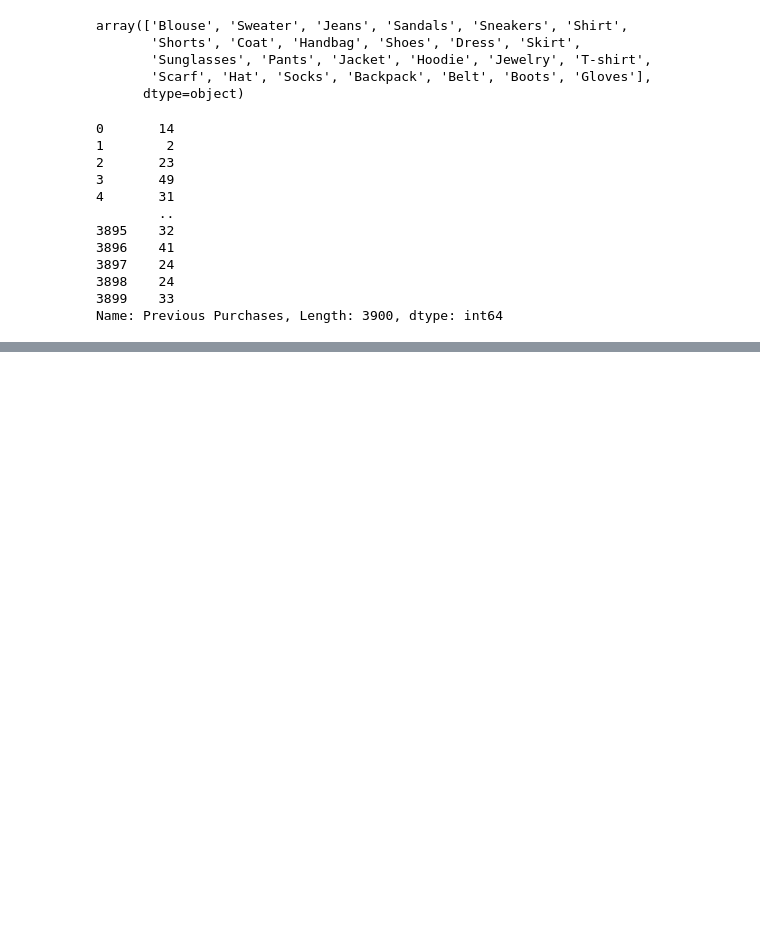
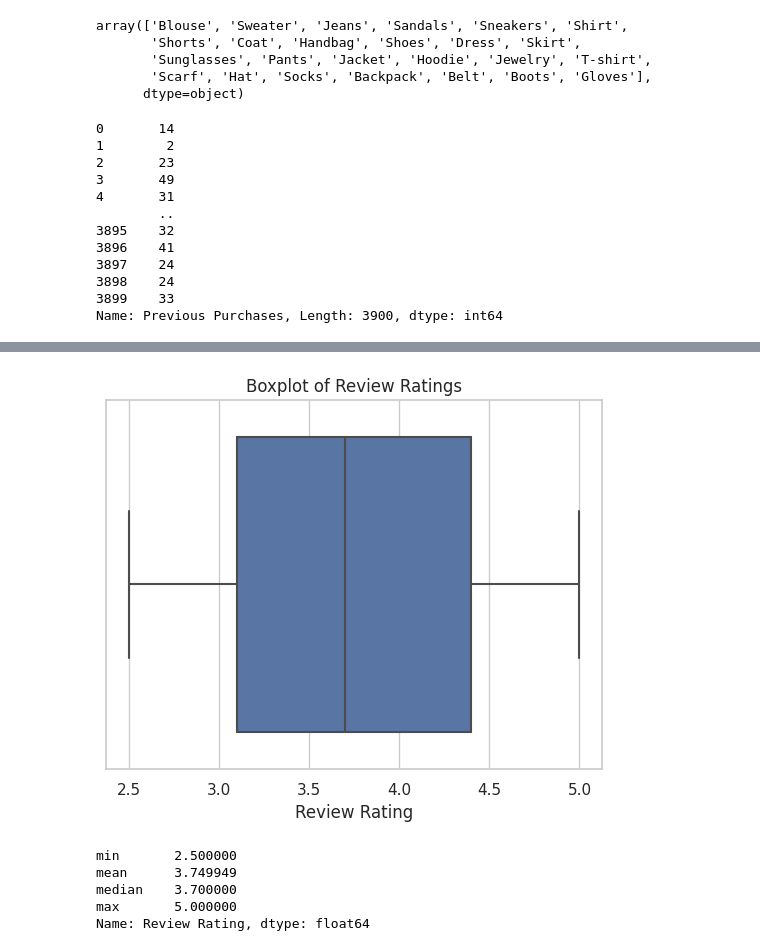
Before and after one commit to DzikriNurRochim/Data_science, a Jupyter notebook: Customer_Shipping.ipynb, the cells around one changed output, grey strips where cells are left out. Saved outputs shown, nothing was run; the diff lists cells and outputs as text; code cells hidden in the pictures; blank space fills up the shorter version.

```diff
--- a/Customer_Shipping.ipynb
+++ b/Customer_Shipping.ipynb
@@ -1234,0 +1479,24 @@ plt.show()
+# %%
+
+# Assuming 'Review Rating' is a column in your DataFrame
+rr = data['Review Rating']
+
+# Create a boxplot
+sns.boxplot(x=rr)
+plt.title('Boxplot of Review Ratings')
+plt.show()
+# %% [output]
+[figure, added]
+# %%
+# define fuction `get stats` of min, mean, median, and max
+def get_stats(data,columns):
+  return data.agg(['min','mean','median','max'])
+
+rrstat=get_stats(rr,'Review Rating')
+rrstat
+# %% [output]
+min       2.500000
+mean      3.749949
+median    3.700000
+max       5.000000
+Name: Review Rating, dtype: float64
```
Also changed, not shown: parts of 66 cells of this notebook.
